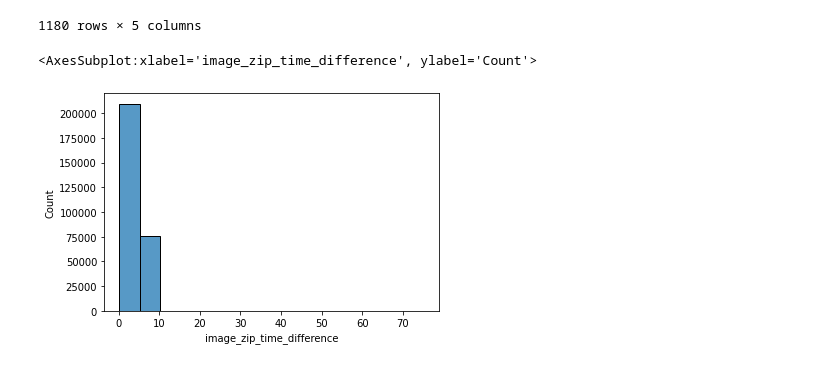
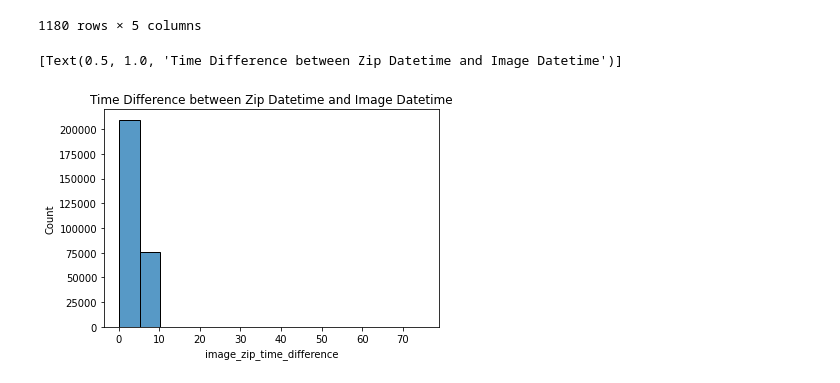
Before and after one commit to ReverseCache/dsa3101-2210-09-lta, a Jupyter notebook: model/eda.ipynb, the cells around one changed output. Saved outputs shown, nothing was run; the diff lists cells and outputs as text; code cells hidden in the pictures.

```diff
--- a/model/eda.ipynb
+++ b/model/eda.ipynb
@@ -305,7 +310,8 @@ df[df["image_zip_time_difference"].dt.seconds > 600]
 | 256408 | 2022-01-21 | 2022-01-21 18:25:00 | 4707 | 2022-01-21 18:14:55 | 0 days 00:10:05 |
 1180 rows × 5 columns
 # %%
-sns.histplot(df["image_zip_time_difference"].apply(lambda x: x.seconds / 60), binwidth = 5)
+sns.histplot(df["image_zip_time_difference"].apply(lambda x: x.seconds / 60), binwidth = 5)\
+    .set(title='Time Difference between Zip Datetime and Image Datetime')
 # %% [output]
-<AxesSubplot:xlabel='image_zip_time_difference', ylabel='Count'>
+[Text(0.5, 1.0, 'Time Difference between Zip Datetime and Image Datetime')]
-[figure, old version]
+[figure, new version]
```
Also changed, not shown: parts of 5 cells of this notebook.
